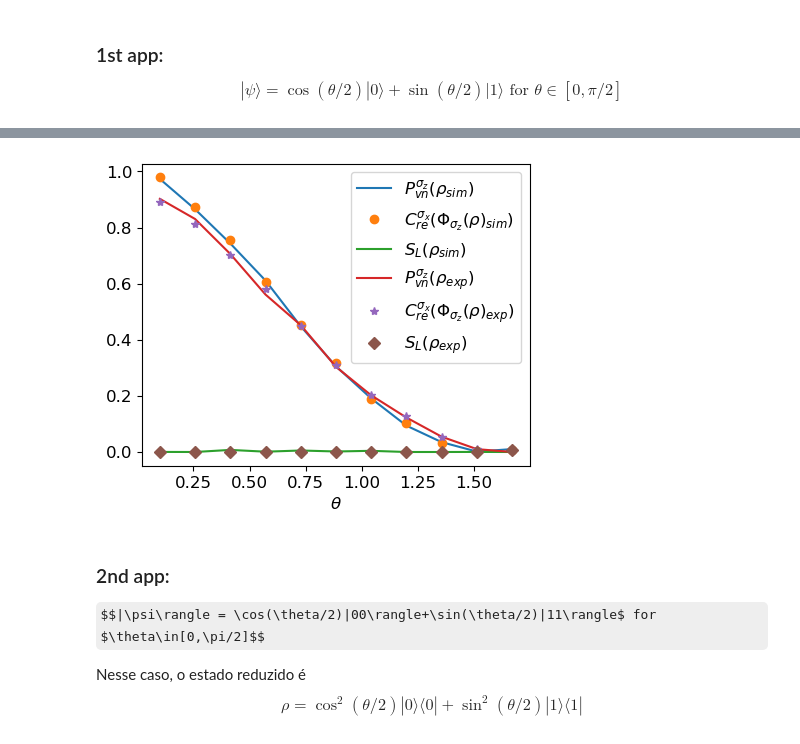
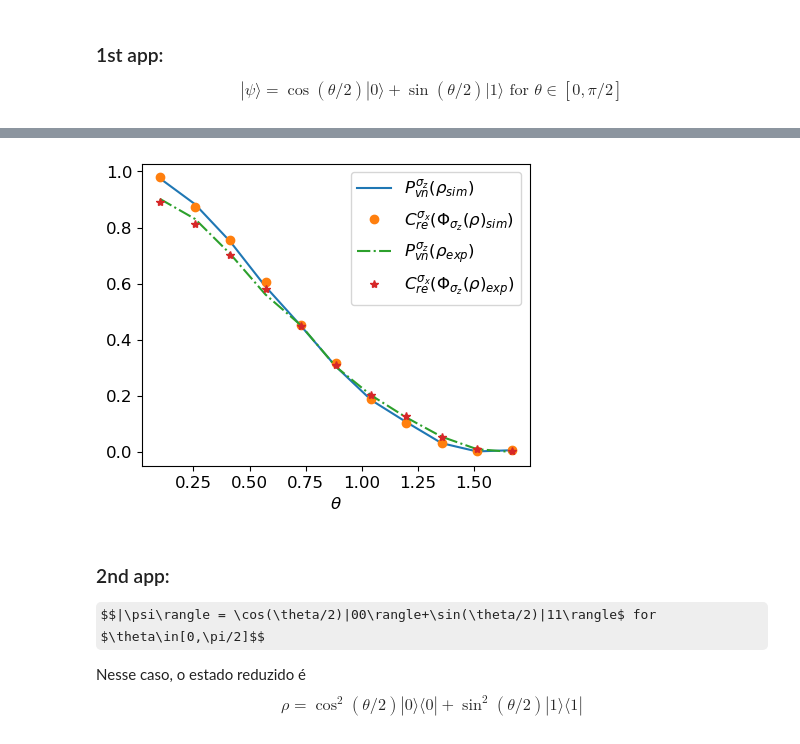
Before and after one commit to jonasmaziero/jupyterQ, a Jupyter notebook: sim_qMeasurement.ipynb, the cells around one changed output, grey strips where cells are left out. Drawn from its saved outputs; the diff is of its cells as text; code cells hidden in the pictures; some formulas as TeX source.

```diff
--- a/sim_qMeasurement.ipynb
+++ b/sim_qMeasurement.ipynb
@@ -260,12 +255,0 @@ import matplotlib
-# %%
-qr = QuantumRegister(2); qc = qiskit.QuantumCircuit(qr); shots = 8192
-
-# State preparation
-th1, ph1, lb1 = math.pi, math.pi, 0; qc.u(th1, ph1, lb1, qr[0]); #print('prep = ',th1, ph1, lb1)
-# qstate tomography for rho
-qst_qc = state_tomography_circuits(qc, [qr[0],qr[1]]) # defines the qcircuit to make qst
-job = qiskit.execute(qst_qc, Aer.get_backend('qasm_simulator'), shots=shots) # executes the qst
-qstf_qc = StateTomographyFitter(job.result(), qst_qc) # fits the data to extract rho
-rho10_prep = qstf_qc.fit(method='lstsq');
-rho0_prep = pTraceL_num(2, 2, rho10_prep); #print('rho = ', rho0_prep)
-qc.draw()
@@ -276,0 +256,11 @@ q4_1: ────────────
+# %%
+nshots = 8192
+qr = QuantumRegister(2);
+qc = qiskit.QuantumCircuit(qr);
+# %%
+# Verification that the circuit is right
+import math
+# State preparation
+th1, ph1, lb1 = math.pi, math.pi, 0;
+qc.u(th1, ph1, lb1, qr[0]); #print('prep = ',th1, ph1, lb1)
+qc.draw()
@@ -329,0 +324,14 @@ print(path) # ok!
+# %%
+# Measurement error mitigation of the chosen device
+qr = QuantumRegister(2)
+qc_cal = qiskit.QuantumCircuit(qr)
+from qiskit.ignis.mitigation.measurement import (complete_meas_cal, CompleteMeasFitter)
+cal_circuits, state_labels = complete_meas_cal(qr = qc.qregs[0], circlabel = 'mmc')
+cal_job = execute(cal_circuits, backend = device, shots = nshots, optimization_level = 0)
+print(cal_job.job_id())
+job_monitor(cal_job)
+cal_results = cal_job.result()
+meas_fitter = CompleteMeasFitter(cal_results, state_labels)
+meas_filter = meas_fitter.filter
+# using
+#mitigated_result = meas_filter.apply(job.result());
@@ -403,19 +425,19 @@ th =  1.6707963267948966 , P =  0.010394064429271488 , C =  0.008010181700110646
 # %%
 import matplotlib
 matplotlib.rcParams.update({'font.size':12}); plt.figure(figsize = (5,4), dpi = 100)
 plt.plot(thv, Pv, label = r'$P_{vn}^{\sigma_{z}}(\rho_{sim})$')
 plt.plot(thv, Cv, 'o', label = r'$C_{re}^{\sigma_{x}}(\Phi_{\sigma_{z}}(\rho)_{sim})$')
-plt.plot(thv, Sv, label = r'$S_{L}(\rho_{sim})$')
-plt.plot(thv, PvE, label = r'$P_{vn}^{\sigma_{z}}(\rho_{exp})$')
+#plt.plot(thv, Sv, label = r'$S_{L}(\rho_{sim})$')
+plt.plot(thv, PvE, '-.', label = r'$P_{vn}^{\sigma_{z}}(\rho_{exp})$')
 plt.plot(thv, CvE, '*', label = r'$C_{re}^{\sigma_{x}}(\Phi_{\sigma_{z}}(\rho)_{exp})$')
-plt.plot(thv, SvE, 'D', label = r'$S_{L}(\rho_{exp})$')
+#plt.plot(thv, SvE, 'D', label = r'$S_{L}(\rho_{exp})$')
 plt.xlabel(r'$\theta$');
 #plt.legend(loc = 'center right', bbox_to_anchor=(th_max-0.05, 0.5))
 plt.legend(loc = 'upper right')
 plt.savefig(path+'psi_plot1.png', format = 'png', dpi = 200)
 plt.show()
 # %% [output]
-[figure, old version]
+[figure, new version]
 # %% [markdown]
 ### 2nd app:
 $$|\psi\rangle = \cos(\theta/2)|00\rangle+\sin(\theta/2)|11\rangle$ for $\theta\in[0,\pi/2]$$
```
Also changed, not shown: parts of 20 cells of this notebook.
